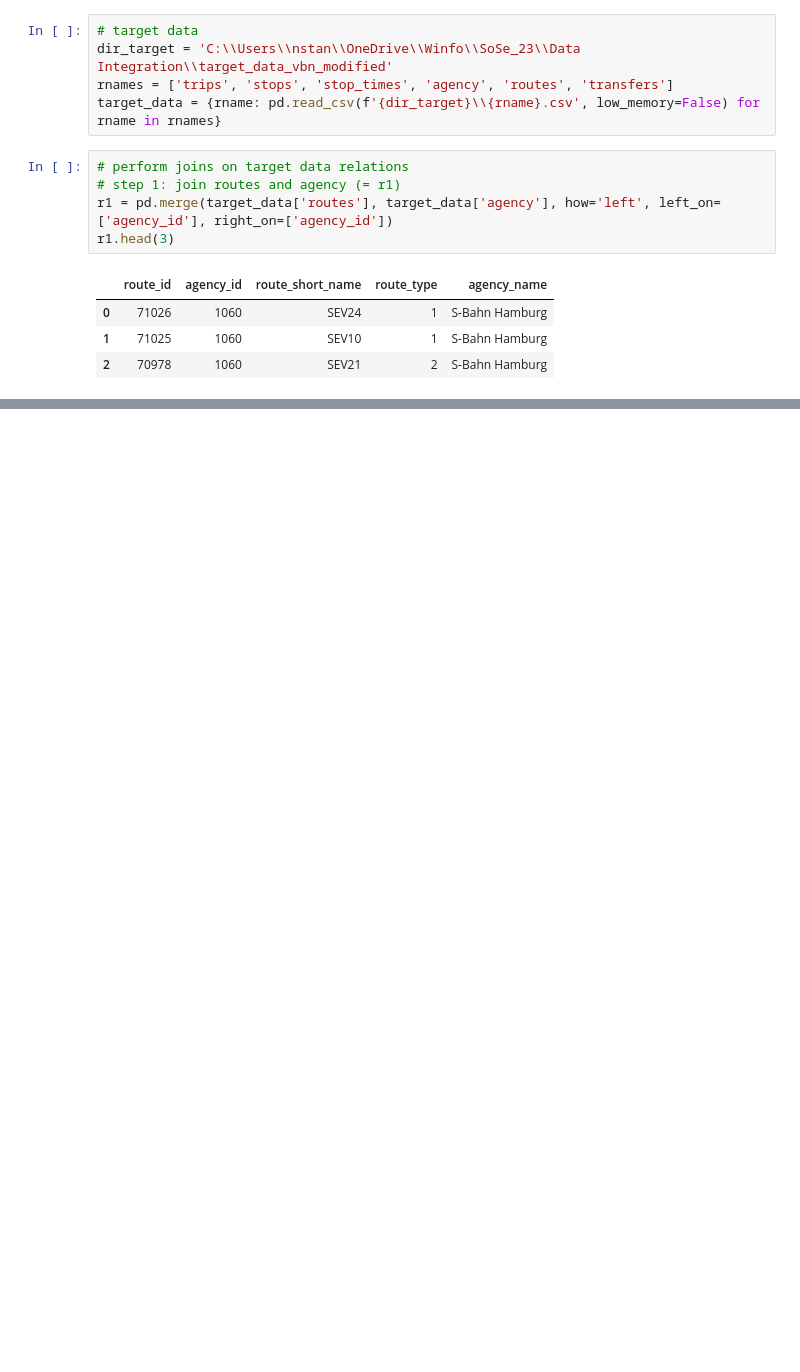
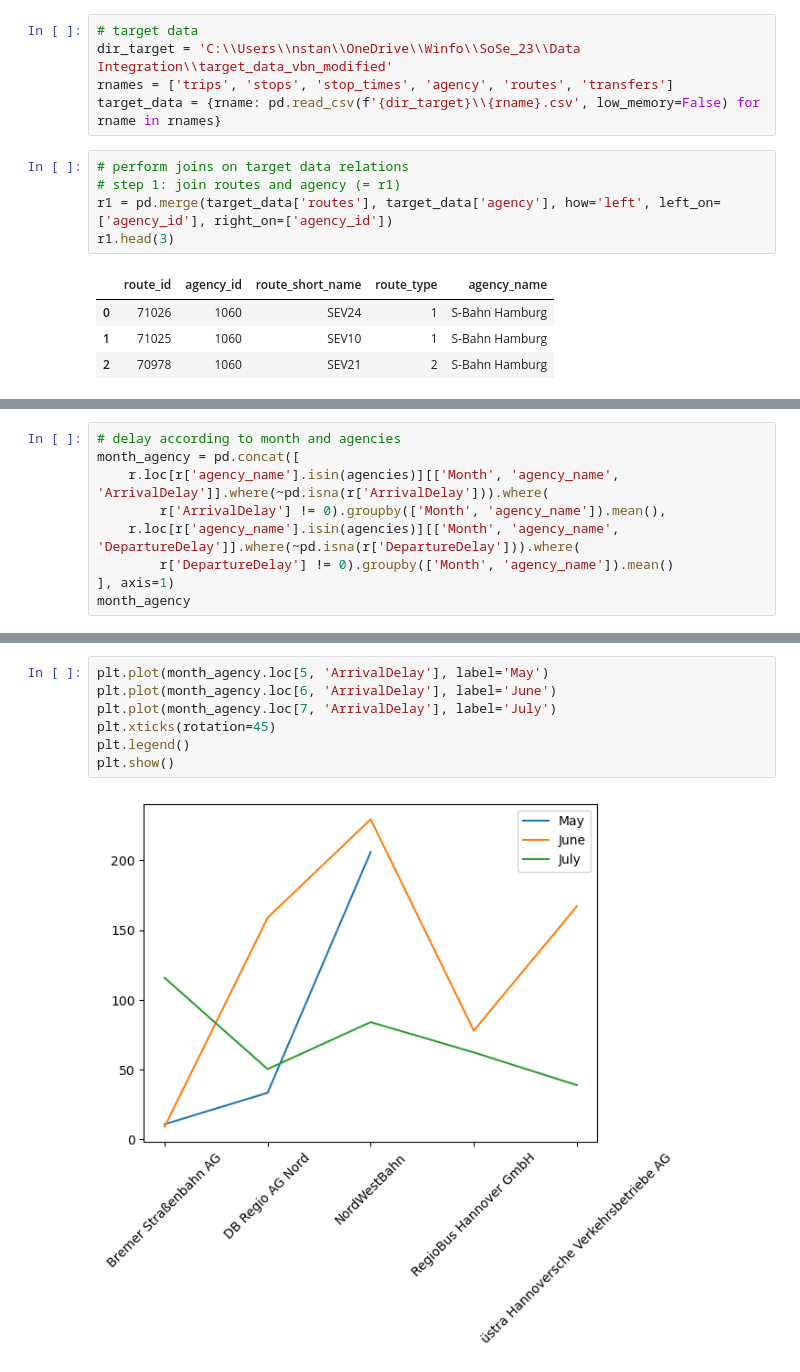
Before and after one commit to TrashCan1998/Datenintegration_Gesk_Standop_2023, a Jupyter notebook: 3_cleaning/cleaning_and_evaluation.ipynb, the cells around one changed output, grey strips where cells are left out. Cells and saved outputs as stored; diff of their text form; blank space fills up the shorter version.

```diff
--- a/3_cleaning/cleaning_and_evaluation.ipynb
+++ b/3_cleaning/cleaning_and_evaluation.ipynb
@@ -169,0 +124,9 @@ pd.concat([
+# %%
+# delay according to month and agencies
+month_agency = pd.concat([
+    r.loc[r['agency_name'].isin(agencies)][['Month', 'agency_name', 'ArrivalDelay']].where(~pd.isna(r['ArrivalDelay'])).where(
+        r['ArrivalDelay'] != 0).groupby(['Month', 'agency_name']).mean(),
+    r.loc[r['agency_name'].isin(agencies)][['Month', 'agency_name', 'DepartureDelay']].where(~pd.isna(r['DepartureDelay'])).where(
+        r['DepartureDelay'] != 0).groupby(['Month', 'agency_name']).mean()
+], axis=1)
+month_agency
@@ -170 +149,10 @@ pd.concat([
+# %%
+plt.plot(month_agency.loc[5, 'ArrivalDelay'], label='May')
+plt.plot(month_agency.loc[6, 'ArrivalDelay'], label='June')
+plt.plot(month_agency.loc[7, 'ArrivalDelay'], label='July')
+plt.xticks(rotation=45)
+plt.legend()
+plt.show()
+# %% [output]
+[figure, added]
 # %%
```
Also changed, not shown: parts of 19 cells of this notebook.
